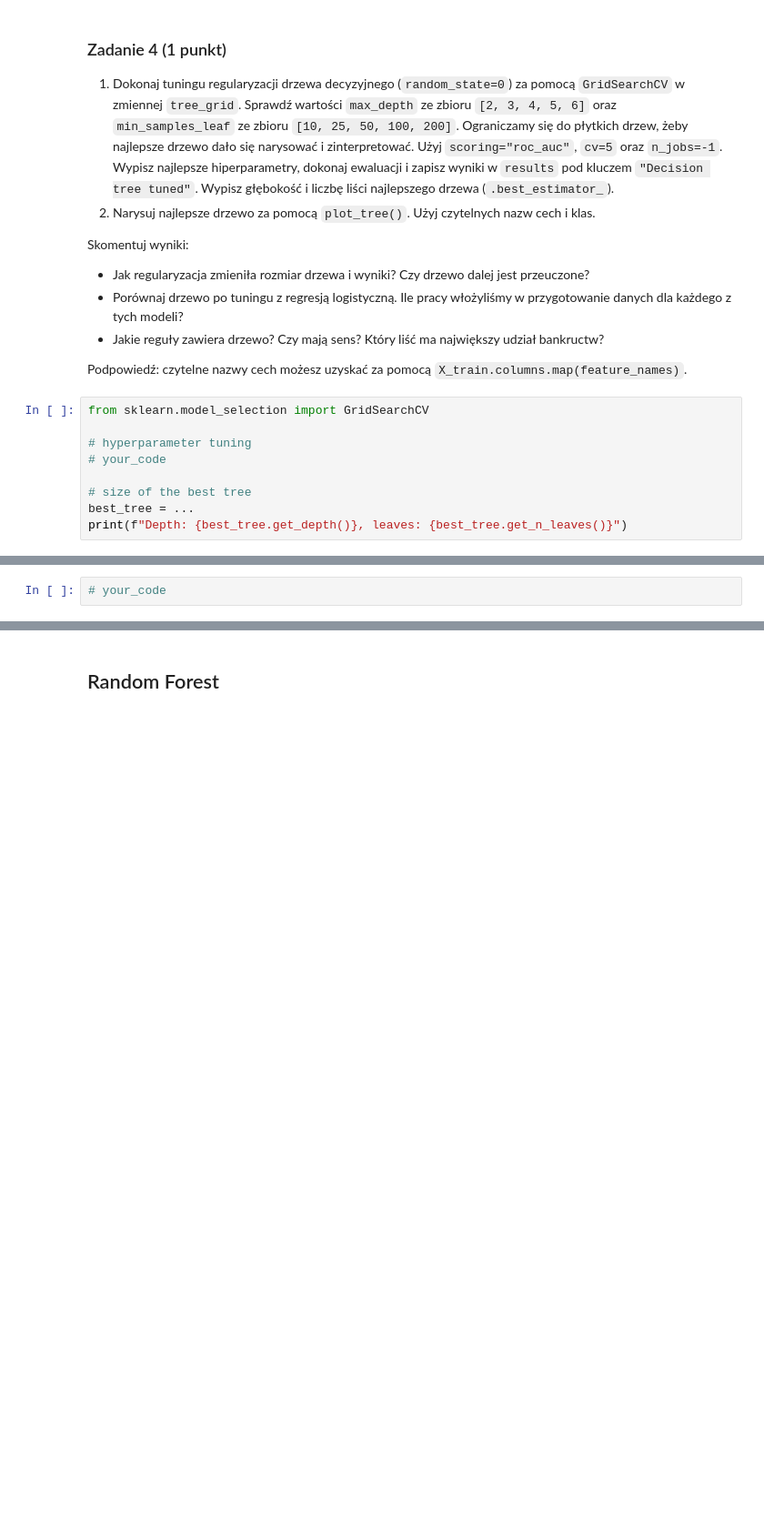
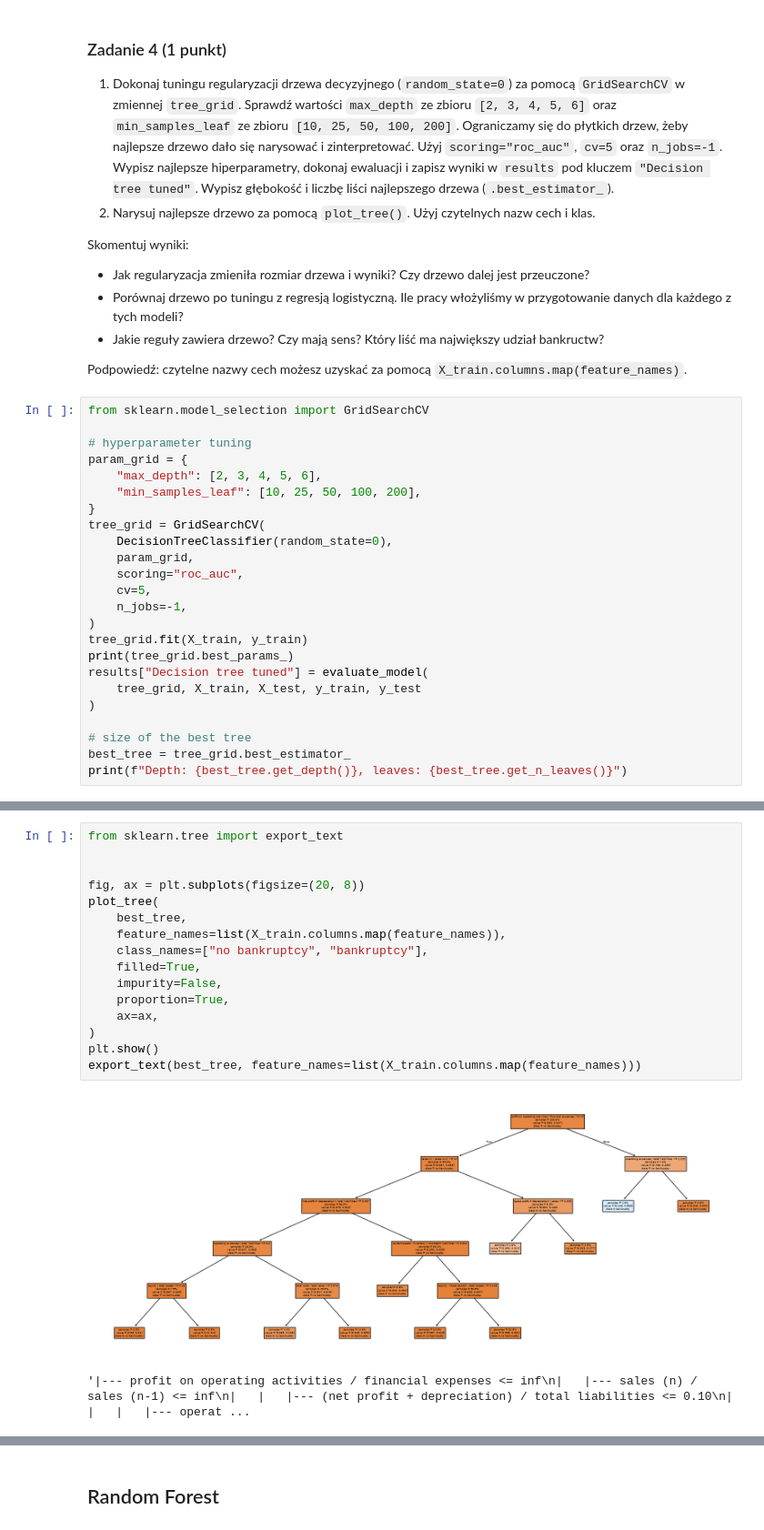
Before and after one commit to MateuszMajta/podstawy-sztucznej-inteligencji, a Jupyter notebook: lab2/lab_2.ipynb, the cells around one changed output, grey strips where cells are left out. Shown at 91% size. Cells and saved outputs as stored; diff of their text form; blank space fills up the shorter version.

```diff
--- a/lab2/lab_2.ipynb
+++ b/lab2/lab_2.ipynb
@@ -648,8 +779,23 @@ Podpowiedź: czytelne nazwy cech możesz uzyskać za pomocą `X_train.columns.ma
 from sklearn.model_selection import GridSearchCV
 
 # hyperparameter tuning
-# your_code
+param_grid = {
+    "max_depth": [2, 3, 4, 5, 6],
+    "min_samples_leaf": [10, 25, 50, 100, 200],
+}
+tree_grid = GridSearchCV(
+    DecisionTreeClassifier(random_state=0),
+    param_grid,
+    scoring="roc_auc",
+    cv=5,
+    n_jobs=-1,
+)
+tree_grid.fit(X_train, y_train)
+print(tree_grid.best_params_)
+results["Decision tree tuned"] = evaluate_model(
+    tree_grid, X_train, X_test, y_train, y_test
+)
 
 # size of the best tree
-best_tree = ...
+best_tree = tree_grid.best_estimator_
 print(f"Depth: {best_tree.get_depth()}, leaves: {best_tree.get_n_leaves()}")
@@ -656,5 +810,22 @@ print(f"Depth: {best_tree.get_depth()}, leaves: {best_tree.get_n_leaves()}")
-# %%
-# your_code
+# %%
+from sklearn.tree import export_text
+
+
+fig, ax = plt.subplots(figsize=(20, 8))
+plot_tree(
+    best_tree,
+    feature_names=list(X_train.columns.map(feature_names)),
+    class_names=["no bankruptcy", "bankruptcy"],
+    filled=True,
+    impurity=False,
+    proportion=True,
+    ax=ax,
+)
+plt.show()
+export_text(best_tree, feature_names=list(X_train.columns.map(feature_names)))
+# %% [output]
+[figure, added]
+'|--- profit on operating activities / financial expenses <= inf\n|   |--- sales (n) / sales (n-1) <= inf\n|   |   |--- (net profit + depreciation) / total liabilities <= 0.10\n|   |   |   |--- operat ...
 # %%
 assert tree_grid.best_params_["max_depth"] in [2, 3, 4, 5, 6]
 assert results["Decision tree tuned"]["test_auroc"] > 0.75
```
Also changed, not shown: parts of 72 cells of this notebook.
